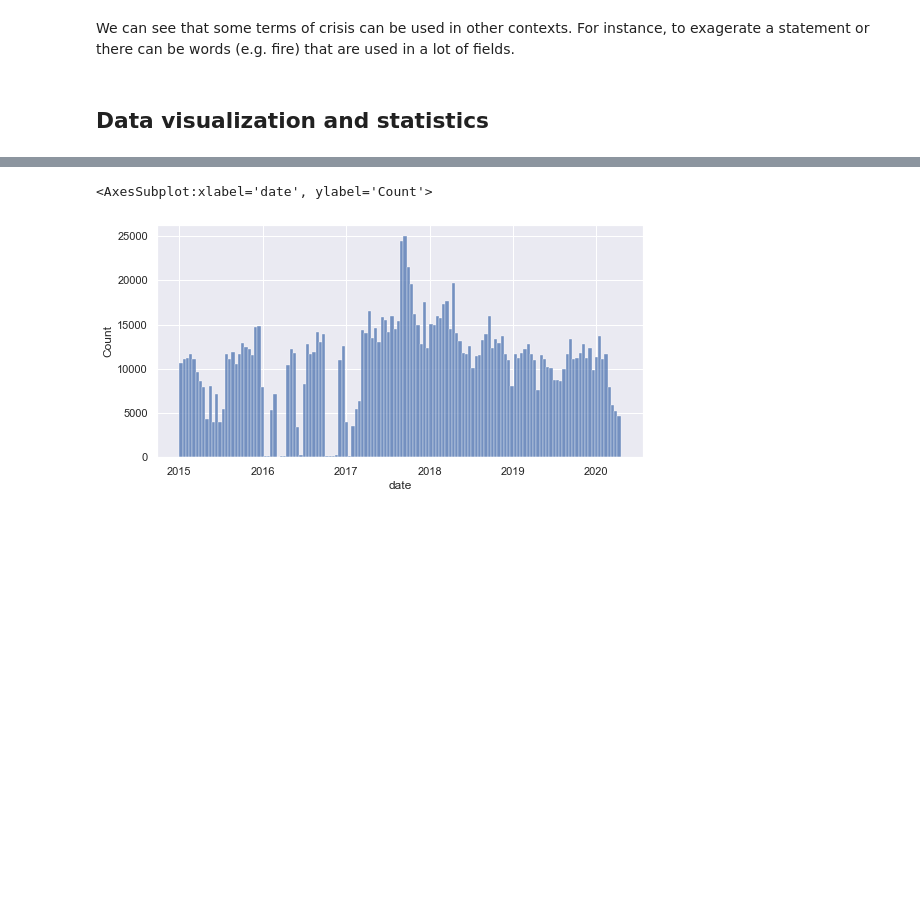
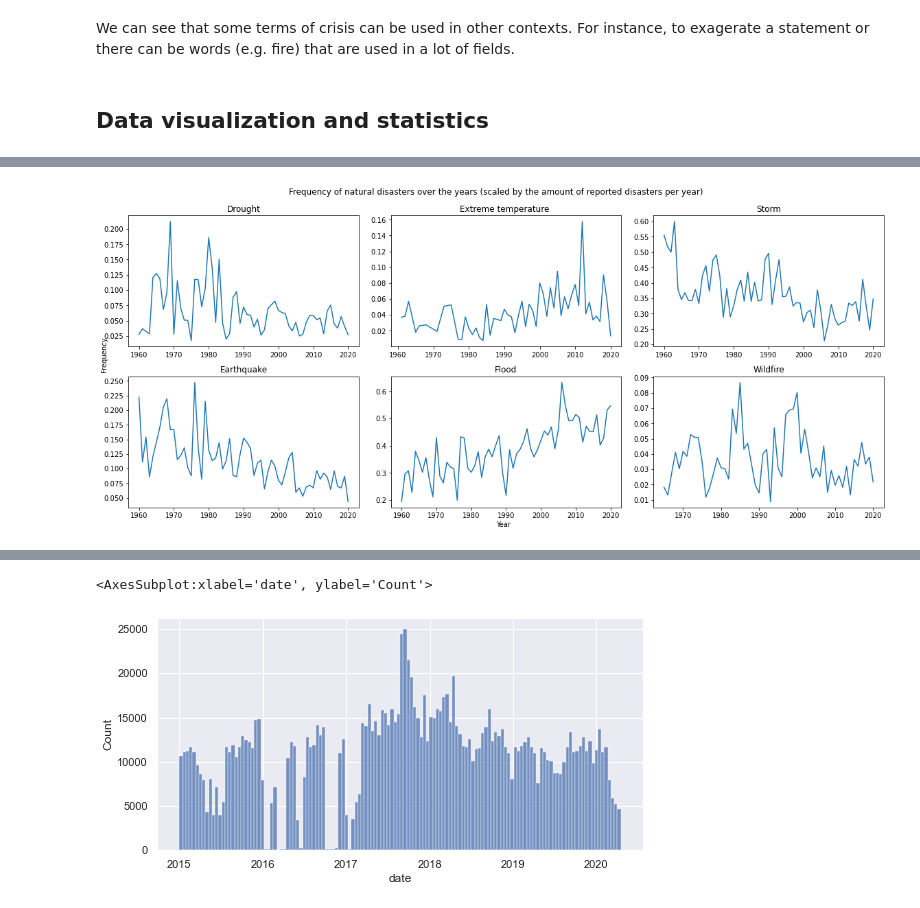
Before and after one commit to epfl-ada/ada-2021-project-marietan-ghariani-bracone-karimi, a Jupyter notebook: project.ipynb, the cells around one changed output, grey strips where cells are left out. Cells and saved outputs as stored; diff of their text form; code cells hidden in the pictures; blank space fills up the shorter version.

```diff
--- a/project.ipynb
+++ b/project.ipynb
@@ -103,0 +133,14 @@ We can see that some terms of crisis can be used in other contexts. For instance
+# %%
+world_by_type = nd_world.copy()
+world_by_type['count'] = world_by_type.apply(lambda x : 1/df_year[x['Year']], axis=1)
+world_by_type = world_by_type[['Disaster Type','Year','count']]
+
+world_by_type = world_by_type.groupby(['Disaster Type','Year']).sum()
+
+#world_by_type['count'] = world_by_type.get_group().apply(lambda x : x['count']/df_year[x['Year']], axis=1)
+
+"""
+for gr in world_by_type.groups.keys() :
+    print(len(world_by_type.get_group(gr)))
+"""
+world_by_type.loc['Drought']
@@ -103,0 +166,17 @@ We can see that some terms of crisis can be used in other contexts. For instance
+# %%
+fig, ax = plt.subplots(2, 3, figsize=(16,7), sharey=False, sharex=False)
+
+for i in range(6):
+    sbplt = ax[i%2, math.floor(i/2)]
+    df_tmp = world_by_type.loc[L_keep[i]]
+    sbplt.plot(df_tmp)
+    #world_by_type.get_group(world_by_type.groups.keys()[i]).plot()
+    #sbplt.hist(world_by_type.iloc[i].values, range=[1960,2020], bins = 60)
+    sbplt.set_title(L_keep[i])
+
+fig.text(0.5,0, "Year")
+fig.text(0,0.45, "Frequency", rotation = 90)
+fig.suptitle("Frequency of natural disasters over the years (scaled by the amount of reported disasters per year)")
+fig.tight_layout()
+# %% [output]
+[figure, added]
```
Also changed, not shown: parts of 9 cells of this notebook, 5 other files.
